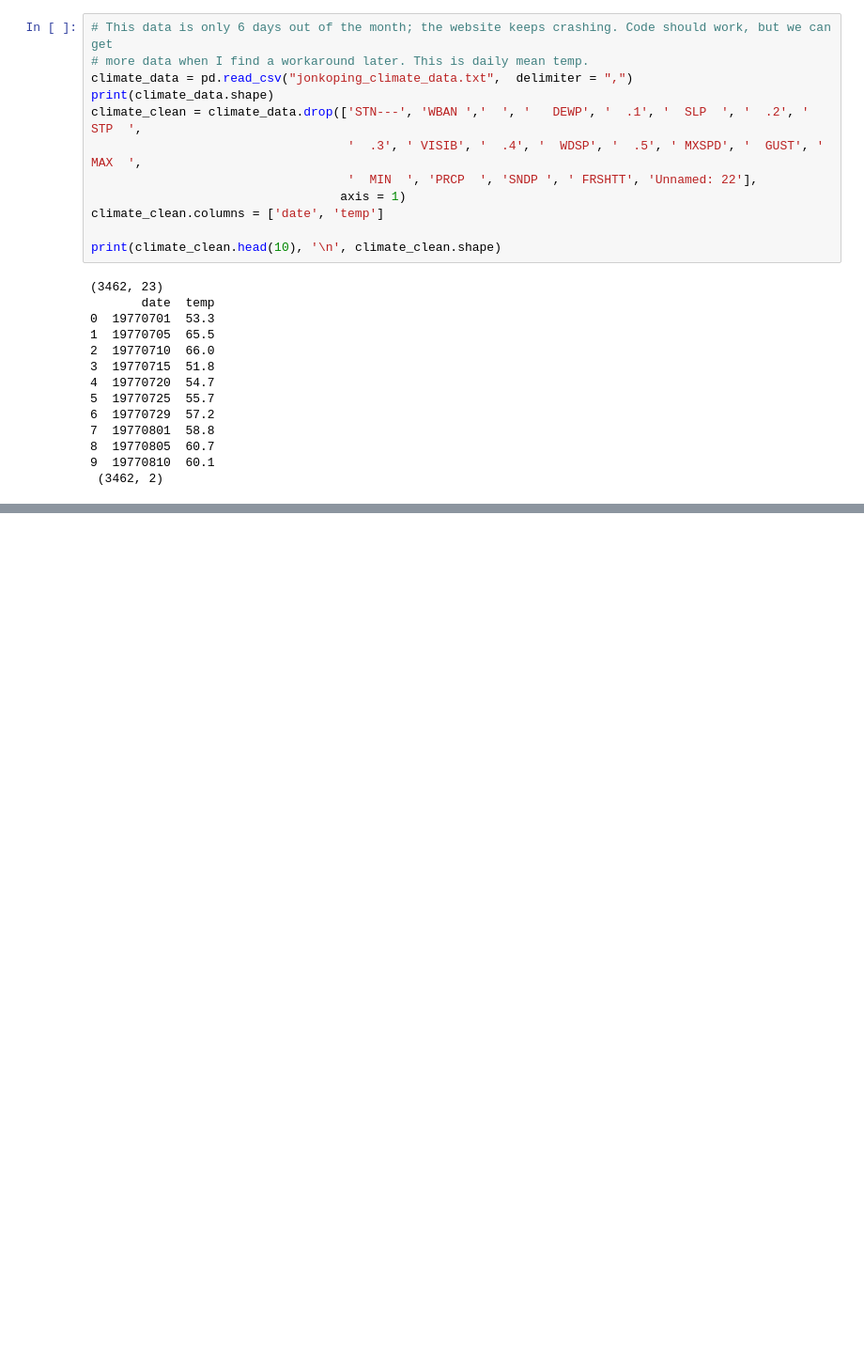
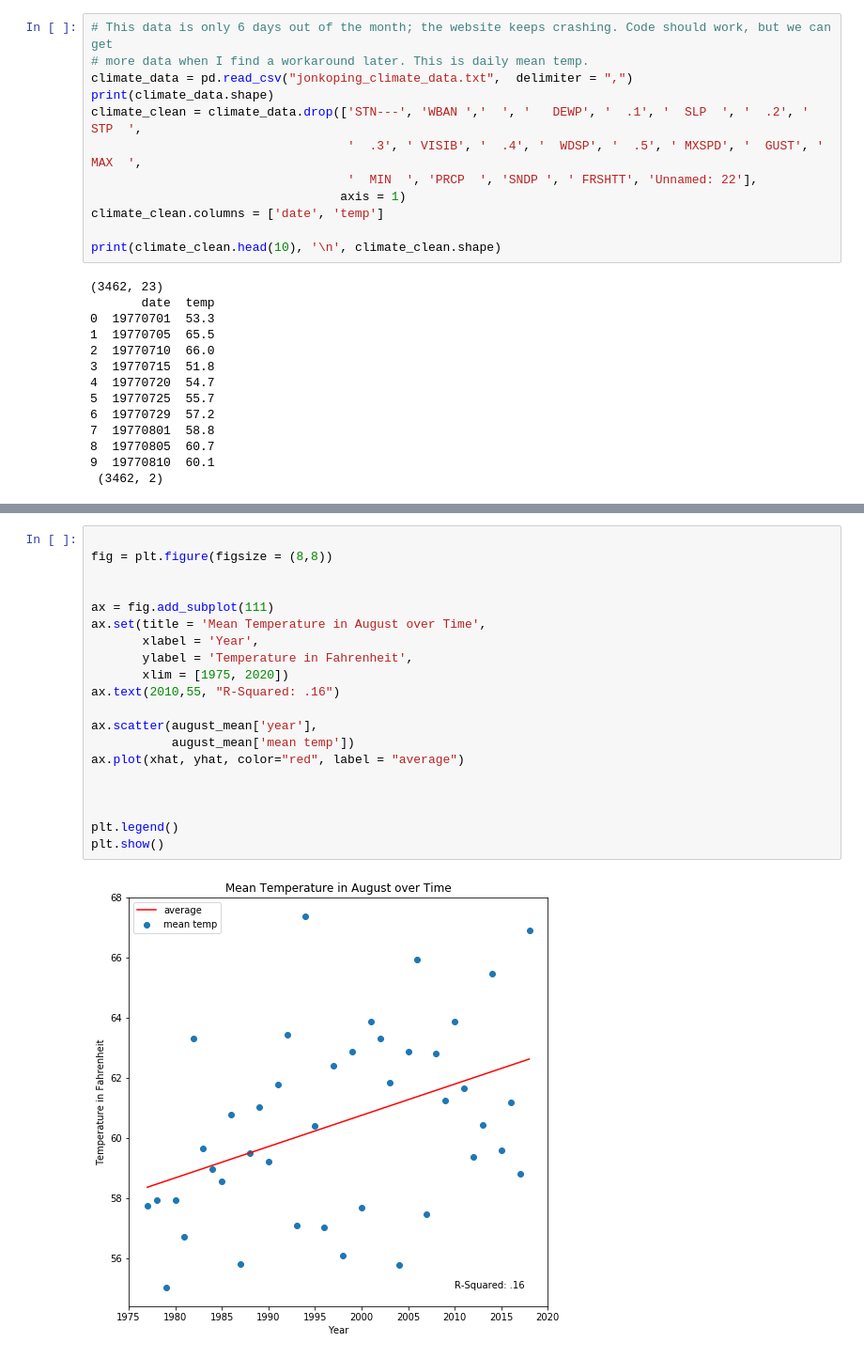
Before and after one commit to louisLeboa/toBoa, a Jupyter notebook: climate_data/Climate_Changes.ipynb, the cells around one changed output, grey strips where cells are left out. Shown: that part at 94% size. Cells and saved outputs as stored; diff of their text form; blank space fills up the shorter version.

```diff
--- a/climate_data/Climate_Changes.ipynb
+++ b/climate_data/Climate_Changes.ipynb
@@ -136,0 +180,22 @@ NameError: name 'monthly_avg_temp' is not defined
+# %%
+
+fig = plt.figure(figsize = (8,8))
+
+
+ax = fig.add_subplot(111)
+ax.set(title = 'Mean Temperature in August over Time',
+       xlabel = 'Year',
+       ylabel = 'Temperature in Fahrenheit',
+       xlim = [1975, 2020])
+ax.text(2010,55, "R-Squared: .16")
+
+ax.scatter(august_mean['year'],
+           august_mean['mean temp'])
+ax.plot(xhat, yhat, color="red", label = "average")
+
+
+
+plt.legend()
+plt.show()
+# %% [output]
+[figure, added]
```
Also changed, not shown: parts of 12 cells of this notebook, 2 other files.
